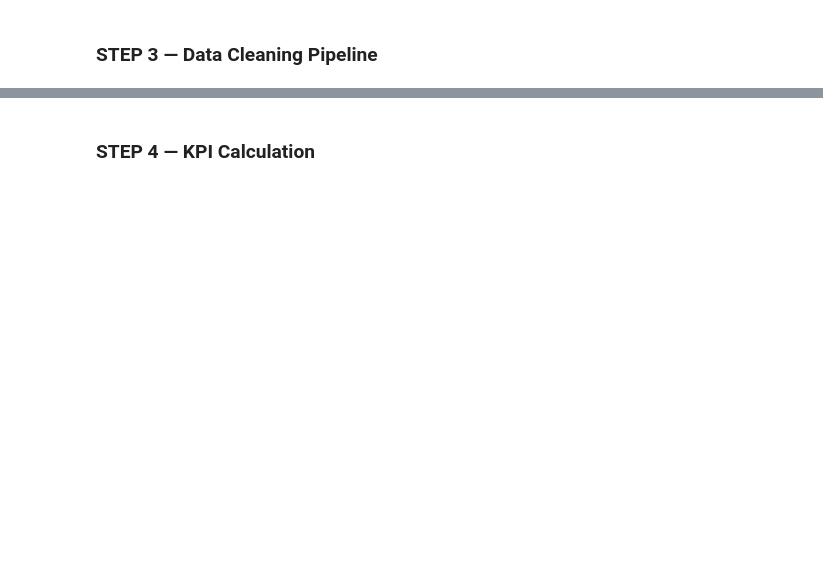
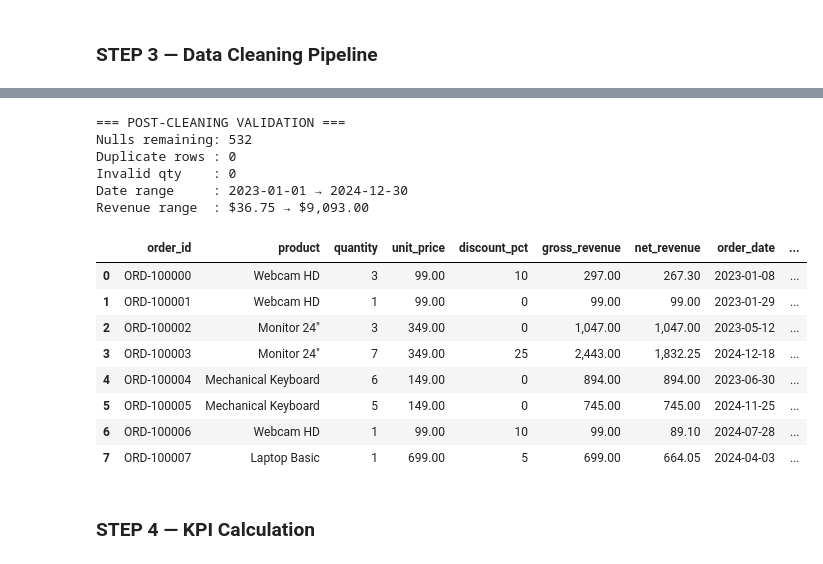
Before and after one commit to zainulabedeen589/Pandas-Crash-Course, a Jupyter notebook: 09_Project.ipynb, the cells around one changed output, grey strips where cells are left out. Drawn from its saved outputs; the diff is of its cells as text; code cells hidden in the pictures; blank space fills up the shorter version.

```diff
--- a/09_Project.ipynb
+++ b/09_Project.ipynb
@@ -260,14 +331,30 @@ print(f'\nClean dataset: {clean.shape[0]:,} rows × {clean.shape[1]} columns')
 # %%
 # Verify cleaning results
 print('=== POST-CLEANING VALIDATION ===')
 print(f'Nulls remaining: {clean.isnull().sum().sum()}')
 print(f'Duplicate rows : {clean.duplicated().sum()}')
 print(f'Invalid qty    : {(clean["quantity"] <= 0).sum()}')
 print(f'Date range     : {clean["order_date"].min().date()} → {clean["order_date"].max().date()}')
 print(f'Revenue range  : ${clean["net_revenue"].min():,.2f} → ${clean["net_revenue"].max():,.2f}')
 print()
-clean[['order_id', 'product', 'quantity', 'unit_price', 'discount__pct',
+clean[['order_id', 'product', 'quantity', 'unit_price', 'discount_pct',
        'gross_revenue', 'net_revenue', 'order_date', 'status']].head(8)
+# %% [output]
+=== POST-CLEANING VALIDATION ===
+Nulls remaining: 532
+Duplicate rows : 0
+Invalid qty    : 0
+Date range     : 2023-01-01 → 2024-12-30
+Revenue range  : $36.75 → $9,093.00
+|  | order_id | product | quantity | unit_price | discount_pct | gross_revenue | net_revenue | order_date | ... |
+| 0 | ORD-100000 | Webcam HD | 3 | 99.00 | 10 | 297.00 | 267.30 | 2023-01-08 | ... |
+| 1 | ORD-100001 | Webcam HD | 1 | 99.00 | 0 | 99.00 | 99.00 | 2023-01-29 | ... |
+| 2 | ORD-100002 | Monitor 24" | 3 | 349.00 | 0 | 1,047.00 | 1,047.00 | 2023-05-12 | ... |
+| 3 | ORD-100003 | Monitor 24" | 7 | 349.00 | 25 | 2,443.00 | 1,832.25 | 2024-12-18 | ... |
+| 4 | ORD-100004 | Mechanical Keyboard | 6 | 149.00 | 0 | 894.00 | 894.00 | 2023-06-30 | ... |
+| 5 | ORD-100005 | Mechanical Keyboard | 5 | 149.00 | 0 | 745.00 | 745.00 | 2024-11-25 | ... |
+| 6 | ORD-100006 | Webcam HD | 1 | 99.00 | 10 | 99.00 | 89.10 | 2024-07-28 | ... |
+| 7 | ORD-100007 | Laptop Basic | 1 | 699.00 | 5 | 699.00 | 664.05 | 2024-04-03 | ... |
 # %% [markdown]
 ### STEP 4 — KPI Calculation
 # %%
```
Also changed, not shown: parts of 18 cells of this notebook.
